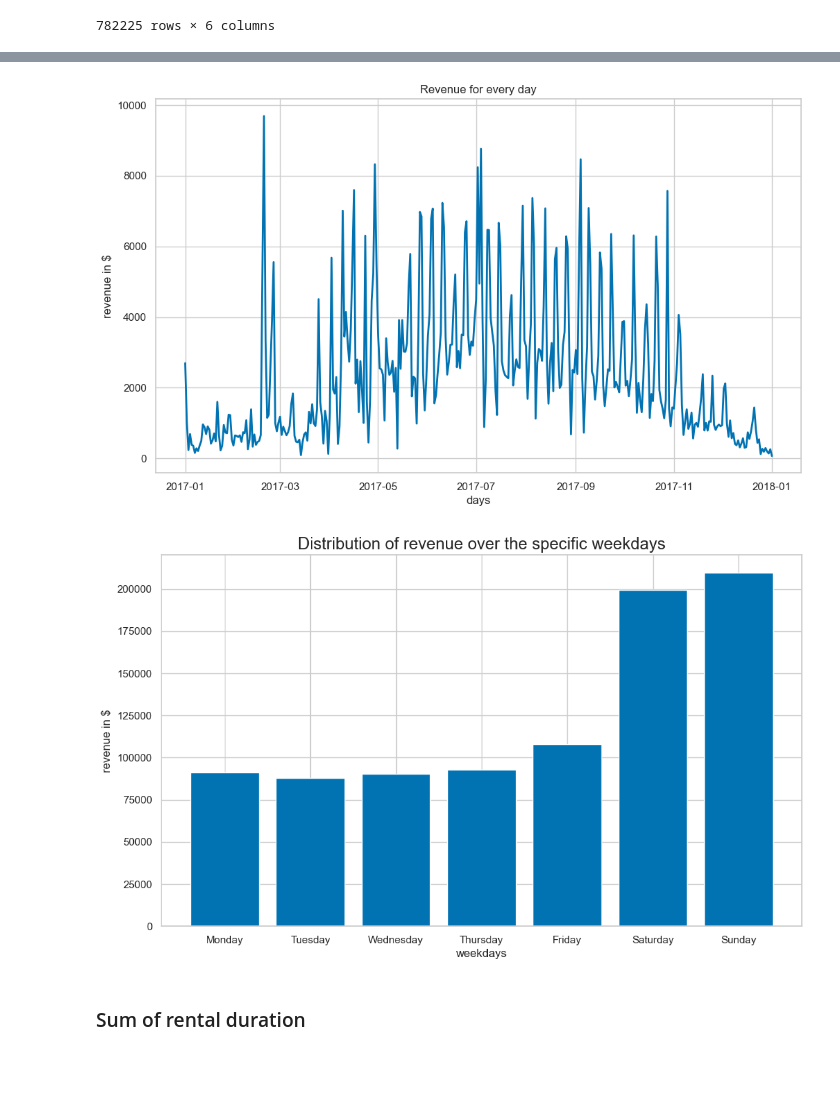
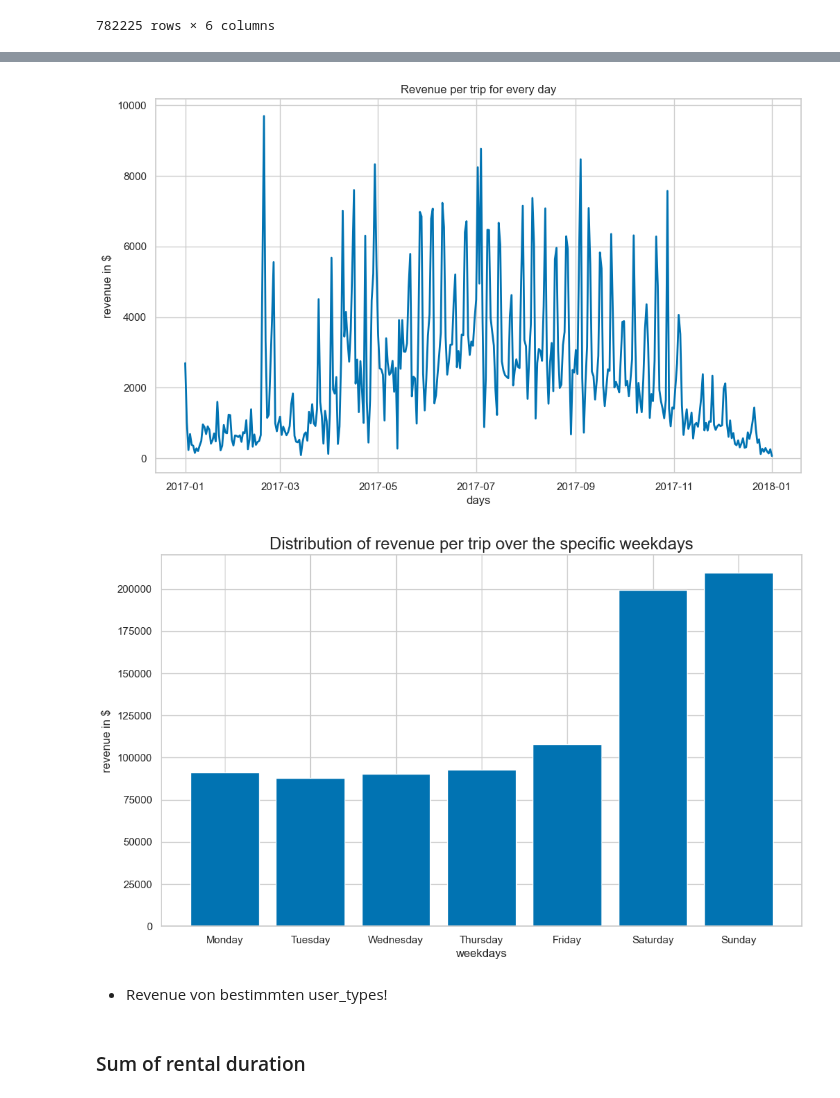
Before and after one commit to yassinehammou27/intentionally_blank, a Jupyter notebook: Team Assignment - Intentionally Blank.ipynb, the cells around one changed output, grey strips where cells are left out. Cells and saved outputs as stored; diff of their text form; code cells hidden in the pictures; blank space fills up the shorter version.

Commit message:
Renamed every graph to show that it is revenue per trip and also added revenue per trip based on the user_type

```diff
--- a/Team Assignment - Intentionally Blank.ipynb
+++ b/Team Assignment - Intentionally Blank.ipynb
@@ -376,7 +376,6 @@ df_phil_revenue_plt = df_phil_revenue.copy()
 # Dropping every column except for the revenue in $
 df_phil_revenue_plt.drop('start_time', axis = 1, inplace = True)
 df_phil_revenue_plt.drop('trip_duration in minutes', axis = 1, inplace = True)
-df_phil_revenue_plt.drop('user_type', axis = 1, inplace = True)
 
 # Setting the end_time as our new index to resample
 df_phil_revenue_plt.sort_values(["end_time"], inplace = True)
@@ -401,0 +401,19 @@ df_phil_revenue_plt
+# %%
+# Plotting revenue per trip based on user type
+df_phil_revenue_type = df_phil_revenue_plt.copy()
+
+# Resample based on user_type and calculate the sum of each user_type
+df_phil_revenue_type = df_phil_revenue_type.groupby(['user_type']).sum().reset_index()
+df_phil_revenue_type.drop('weekday', axis=1, inplace=True)
+
+# Plotting
+fig = plt.figure(figsize=(12,7))
+plt.bar(df_phil_revenue_type['user_type'], df_phil_revenue_type['revenue in $'])
+
+# Styling the plot
+plt.rc('xtick', labelsize = 10)
+plt.rc('ytick', labelsize = 10)
+plt.xlabel("Specific user types", size = 'medium')
+plt.ylabel("Revenue in $", size = 'medium')
+plt.title("Revenue per trip of specific user types", size = 'x-large')
+plt.show()
@@ -464,31 +484,33 @@ df_phil_revenue_plt_daily.index.rename('days', inplace = True)
 #Plotting
 fig, ax = plt.subplots(figsize = (12,7))
 plot_monthly = sns.lineplot(x = df_phil_revenue_plt_daily.index, y = 'revenue in $', data = df_phil_revenue_plt_daily)
-plt.title('Revenue for every day')
+plt.title('Revenue per trip for every day')
 plt.show()
 # %% [output]
-[figure, old version]
+[figure, new version]
 # %%
 # Plotting revenue based on weekday
 df_phil_revenue_plt_weekday = df_phil_revenue_plt.copy()
 
 # Data needs to be grouped by weekday and replaced with their corresponding weekday name
 df_phil_revenue_plt_weekday = df_phil_revenue_plt_weekday.groupby(['weekday']).sum().reset_index()
 df_phil_revenue_plt_weekday['weekday'].replace([0,1,2,3,4,5,6], ['Monday', 'Tuesday', 'Wednesday', 'Thursday', 'Friday', 'Saturday', 'Sunday'], inplace=True)
 
 # Plotting
 fig = plt.figure(figsize=(12,7))
 plt.bar(df_phil_revenue_plt_weekday['weekday'], df_phil_revenue_plt_weekday['revenue in $'])
 
 # Styling the plot
 plt.rc('xtick', labelsize = 10)
 plt.rc('ytick', labelsize = 10)
 plt.xlabel("weekdays", size = 'medium')
 plt.ylabel("revenue in $", size = 'medium')
-plt.title("Distribution of revenue over the specific weekdays", size = 'x-large')
+plt.title("Distribution of revenue per trip over the specific weekdays", size = 'x-large')
 plt.show()
 # %% [output]
-[figure, old version]
+[figure, new version]
+# %% [markdown]
+- Revenue von bestimmten user_types!
 # %% [markdown]
 ### Sum of rental duration
 # %%
```
Also changed, not shown: parts of 5 cells of this notebook.
